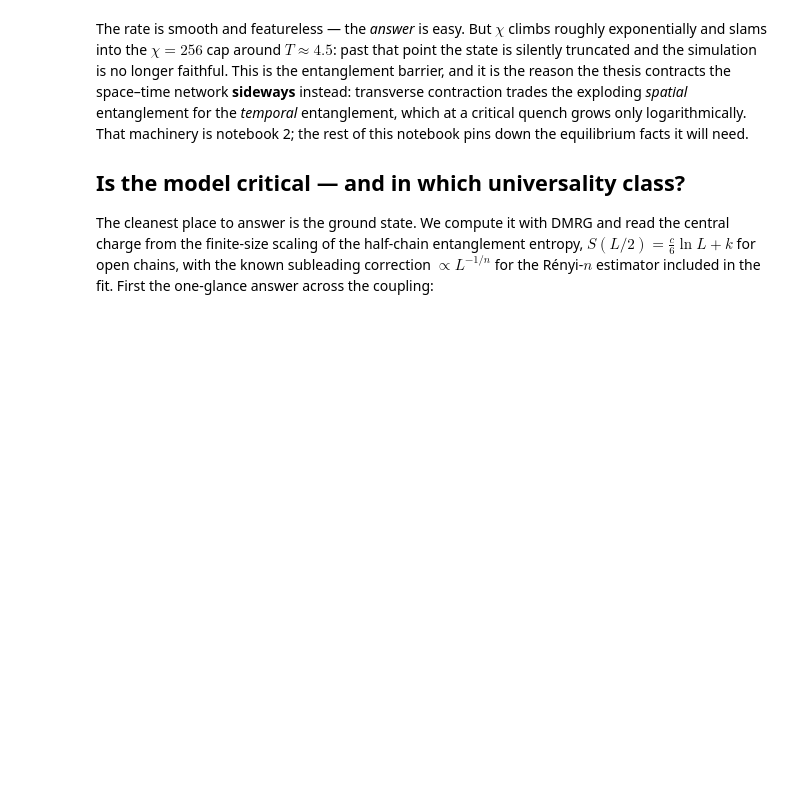
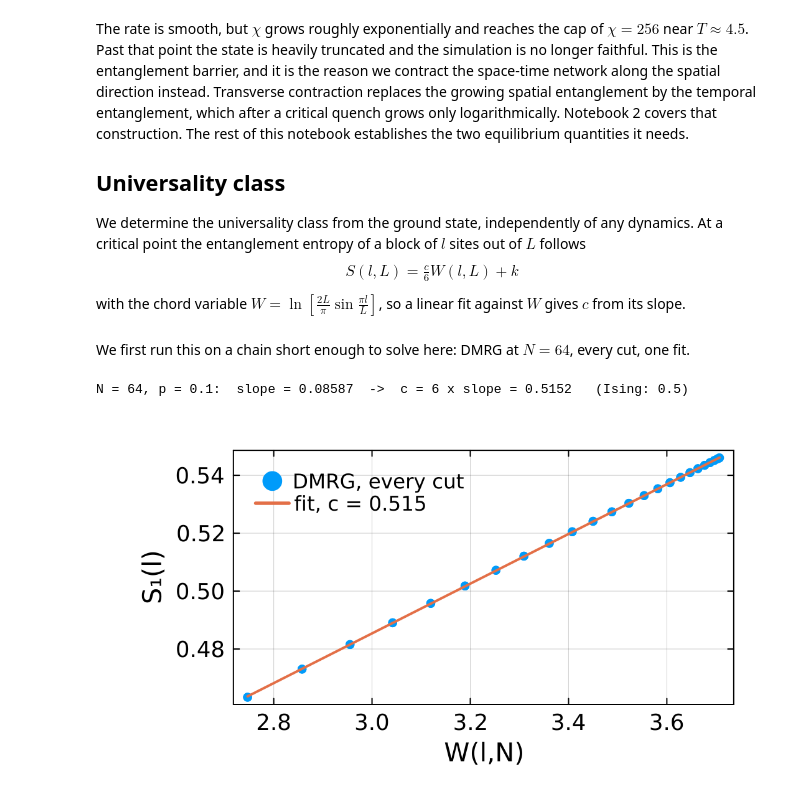
Before and after one commit to jmarquezol/master-thesis-BSC, a Jupyter notebook: notebooks/01_model_and_equilibrium.ipynb, the cells around one changed output. Saved outputs shown, nothing was run; the diff lists cells and outputs as text; code cells hidden in the pictures; blank space fills up the shorter version.

```diff
--- a/notebooks/01_model_and_equilibrium.ipynb
+++ b/notebooks/01_model_and_equilibrium.ipynb
@@ -61,16 +50,40 @@ plot(pr, pc; layout=(1, 2), size=(1100, 420), margin=5Plots.mm)
 # %% [markdown]
-The rate is smooth and featureless — the *answer* is easy. But $\chi$ climbs roughly
-exponentially and slams into the $\chi = 256$ cap around $T \approx 4.5$: past that point the
-state is silently truncated and the simulation is no longer faithful. This is the entanglement
-barrier, and it is the reason the thesis contracts the space–time network **sideways** instead:
-transverse contraction trades the exploding *spatial* entanglement for the *temporal*
-entanglement, which at a critical quench grows only logarithmically. That machinery is
-notebook 2; the rest of this notebook pins down the equilibrium facts it will need.
+The rate is smooth, but $\chi$ grows roughly exponentially and reaches the cap of $\chi = 256$ near
+$T \approx 4.5$. Past that point the state is heavily truncated and the simulation is no longer
+faithful. This is the entanglement barrier, and it is the reason we contract the space-time network
+along the spatial direction instead. Transverse contraction replaces the growing spatial
+entanglement by the temporal entanglement, which after a critical quench grows only
+logarithmically. Notebook 2 covers that construction. The rest of this notebook establishes the two
+equilibrium quantities it needs.
 
-## Is the model critical — and in which universality class?
+## Universality class
 
-The cleanest place to answer is the ground state. We compute it with DMRG and read the central
-charge from the finite-size scaling of the half-chain entanglement entropy,
-$S(L/2) = \tfrac{c}{6}\ln L + k$ for open chains, with the known subleading correction
-$\propto L^{-1/n}$ for the Rényi-$n$ estimator included in the fit. First the one-glance
-answer across the coupling:
+We determine the universality class from the ground state, independently of any dynamics. At a
+critical point the entanglement entropy of a block of $l$ sites out of $L$ follows
+$$S(l,L) = \tfrac{c}{6}W(l,L) + k$$
+
+with the chord variable $W = \ln\left[\tfrac{2L}{\pi}\sin\tfrac{\pi l}{L}\right]$, so a linear fit against $W$ gives $c$
+from its slope.
+# %% [markdown]
+We first run this on a chain short enough to solve here: DMRG at $N = 64$, every cut, one fit.
+# %%
+# ground state by DMRG, entropy at every cut, slope against the chord variable
+N, p = 64, 0.1
+sites = siteinds("S=1/2", N)
+_, psi = dmrg(alcaraz_H(sites, 1.0, p), randomMPS(sites, 10);
+              nsweeps=10, maxdim=[10, 20, 100, 200], cutoff=[1e-10], outputlevel=0)
+
+S = compute_vn_entropy(psi)
+W(l, L) = log((2L / pi) * sin(pi * l / L))
+ls = 8:(N - 8)                       # drop the ends, where the chord form does not apply
+Ws, Ss = [W(l, N) for l in ls], [S[l] for l in ls]
+fit = curve_fit((x, q) -> q[1] .* x .+ q[2], Ws, Ss, [0.08, 0.5])
+@printf("N = %d, p = %.1f:  slope = %.5f  ->  c = 6 x slope = %.4f   (Ising: 0.5)\n",
+        N, p, fit.param[1], 6 * fit.param[1])
+
+pl = plot(Ws, Ss; seriestype=:scatter, ms=4, msw=0, label="DMRG, every cut",
+          xlabel="W(l,N)", ylabel="S₁(l)", size=thesis_size(0.7; aspect=0.55))
+plot!(pl, Ws, fit.param[1] .* Ws .+ fit.param[2]; lw=2, label=@sprintf("fit, c = %.3f", 6fit.param[1]))
+# %% [output]
+N = 64, p = 0.1:  slope = 0.08587  ->  c = 6 x slope = 0.5152   (Ising: 0.5)
+[figure, added]
```
Also changed, not shown: parts of 21 cells of this notebook, 52 other files.
